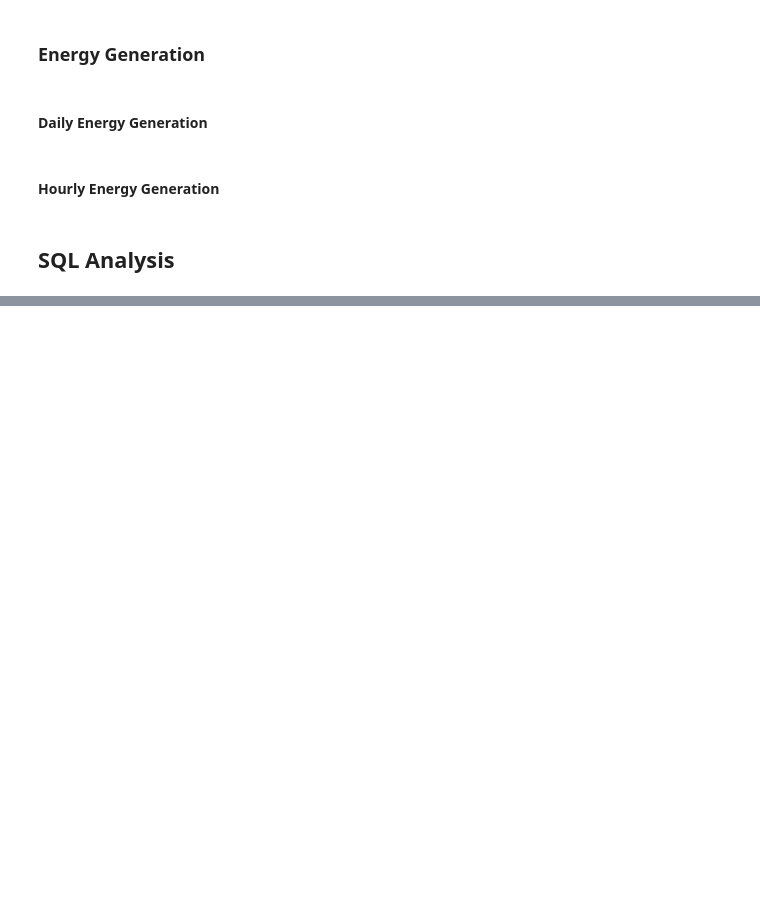
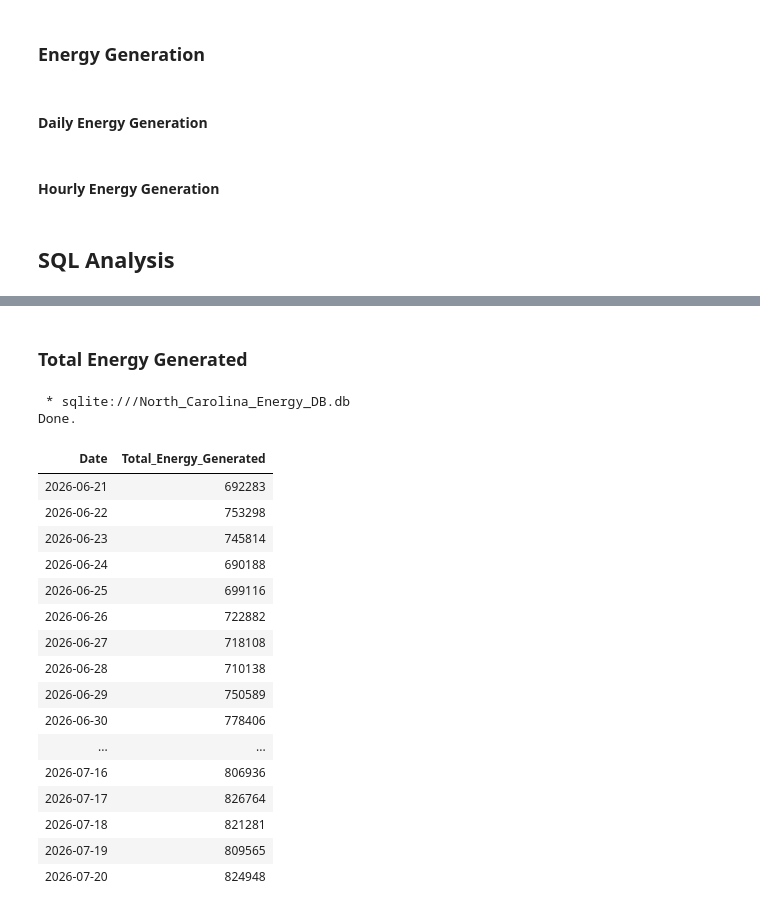
Before and after one commit to HerbSneed/energy_analysis_of_the_carolinas, a Jupyter notebook: north_carolina_energy_analysis.ipynb, the cells around one changed output, grey strips where cells are left out. Saved outputs shown, nothing was run; the diff lists cells and outputs as text; code cells hidden in the pictures; blank space fills up the shorter version.

```diff
--- a/north_carolina_energy_analysis.ipynb
+++ b/north_carolina_energy_analysis.ipynb
@@ -302,0 +382,28 @@ eia_hourly_generation_df.to_sql("NC_HOURLY_ENERGY_GENERATION_DATA", conn, if_exi
+# %% [markdown]
+### Total Energy Generated
+# %%
+%%sql
+select
+    date,
+    sum([Energy Generated (MWh)]) as Total_Energy_Generated
+from NC_DAILY_ENERGY_GENERATION_DATA group by date;
+# %% [output]
+ * sqlite:///North_Carolina_Energy_DB.db
+Done.
+| Date | Total_Energy_Generated |
+| 2026-06-21 | 692283 |
+| 2026-06-22 | 753298 |
+| 2026-06-23 | 745814 |
+| 2026-06-24 | 690188 |
+| 2026-06-25 | 699116 |
+| 2026-06-26 | 722882 |
+| 2026-06-27 | 718108 |
+| 2026-06-28 | 710138 |
+| 2026-06-29 | 750589 |
+| 2026-06-30 | 778406 |
+| ... | ... |
+| 2026-07-16 | 806936 |
+| 2026-07-17 | 826764 |
+| 2026-07-18 | 821281 |
+| 2026-07-19 | 809565 |
+| 2026-07-20 | 824948 |
```
Also changed, not shown: parts of 18 cells of this notebook, 2 other files.
